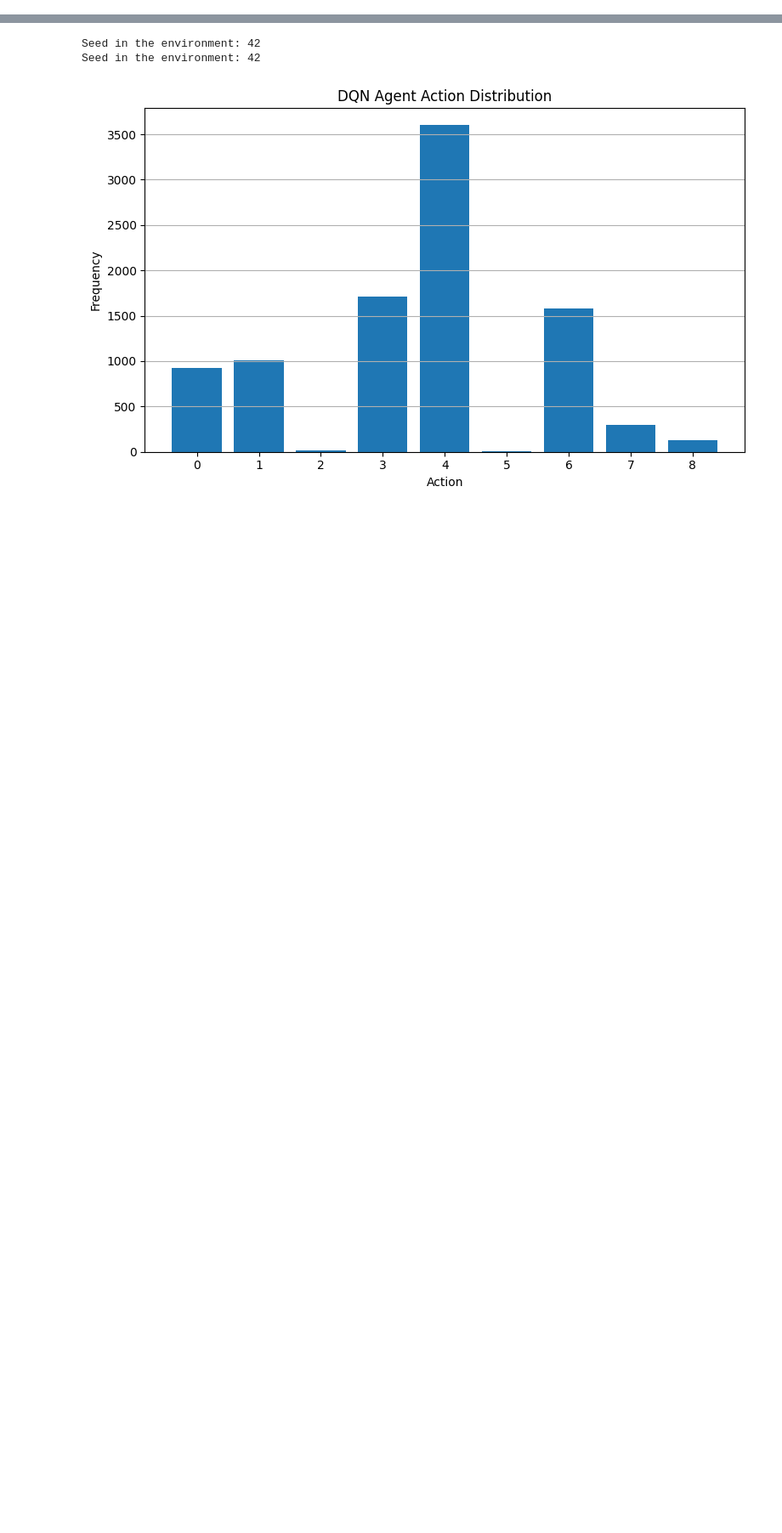
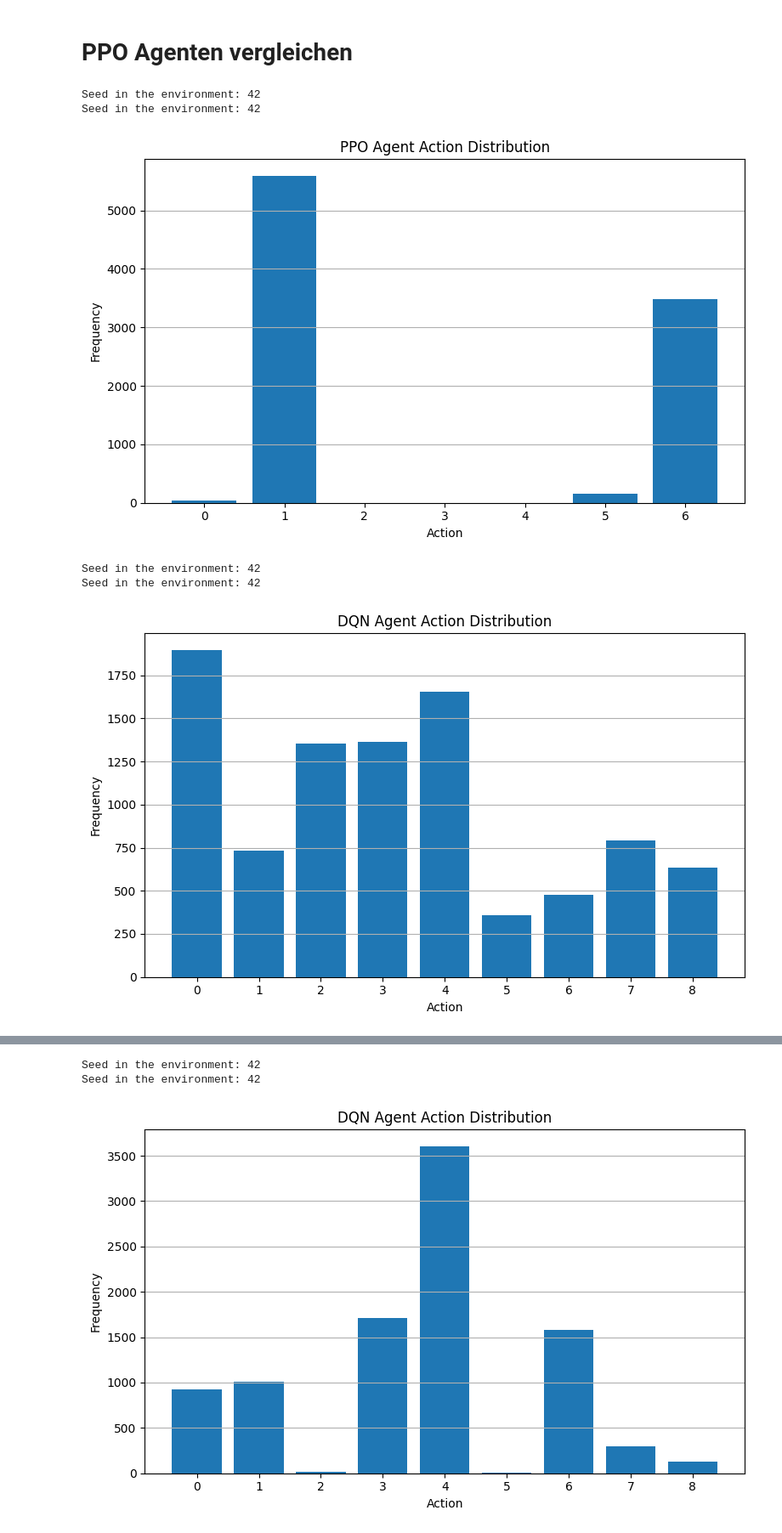
Before and after one commit to TrxtanF/Studienarbeit, a Jupyter notebook: Backtesting/Backtesting_Comparison_Notebook.ipynb, the cells around one changed output, grey strips where cells are left out. Shown at 85% size. Drawn from its saved outputs; the diff is of its cells as text; code cells hidden in the pictures; blank space fills up the shorter version.

Commit message:
Agenten Vergleich

```diff
--- a/Backtesting/Backtesting_Comparison_Notebook.ipynb
+++ b/Backtesting/Backtesting_Comparison_Notebook.ipynb
@@ -55,0 +44,20 @@ loss_rate: 0.4751
+# %% [markdown]
+# PPO Agenten vergleichen
+# %%
+# Strategien ausführen
+ppo_result_v1 = run_ppo_backtest_v1()
+ppo_result_v2 = run_ppo_backtest_v2()
+
+# Portfolios extrahieren
+strategies = {
+    #"A2C Agent": a2c_result["portfolio"],
+    "PPO Agent_v1": ppo_result_v1["portfolio"],
+    "PPO Agent_v2": ppo_result_v2["portfolio"]
+}
+# %% [output]
+Seed in the environment: 42
+Seed in the environment: 42
+[figure, added]
+Seed in the environment: 42
+Seed in the environment: 42
+[figure, added]
```
Also changed, not shown: parts of 6 cells of this notebook, 15 other files.
